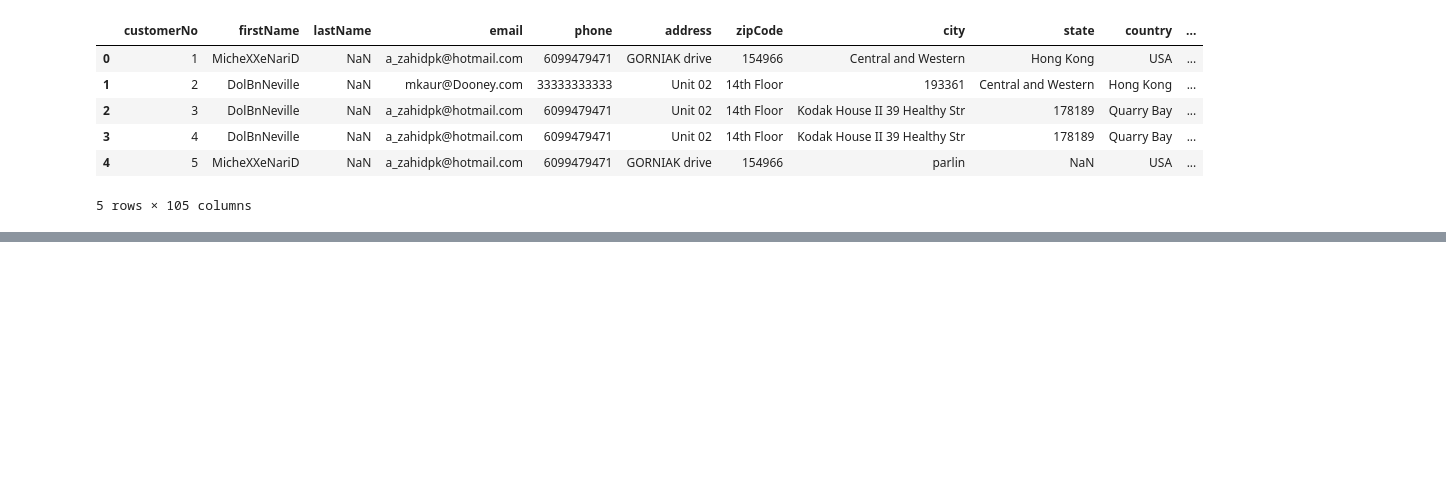
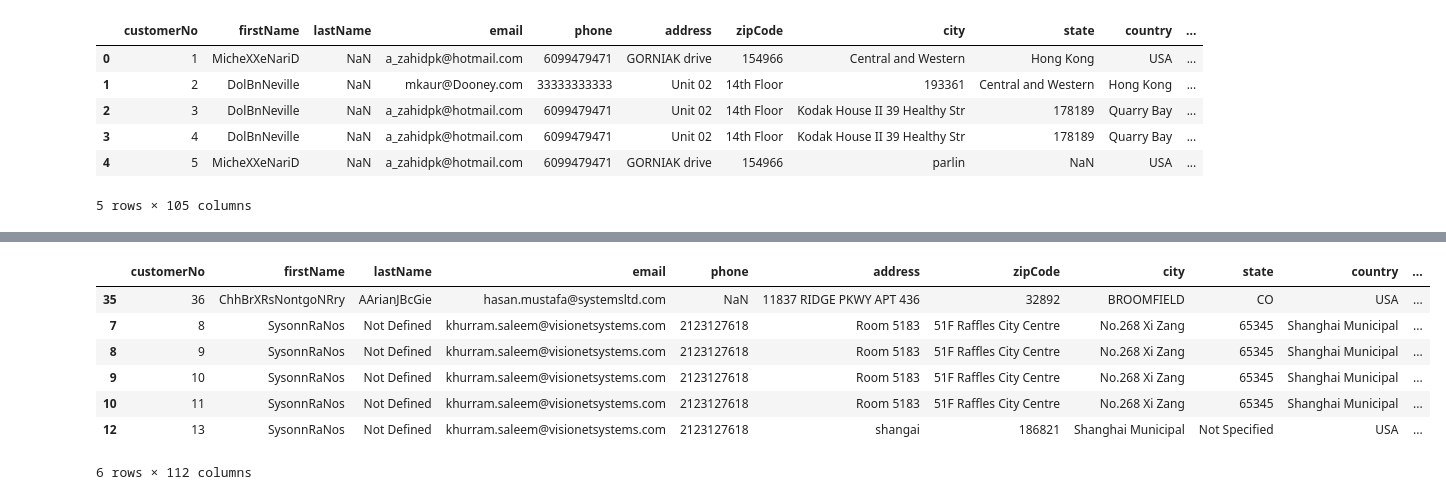
Before and after one commit to talha915/BIG-DATA-Training, a Jupyter notebook: Assignment1/Data Wrangling Using Python.ipynb, the cells around one changed output, grey strips where cells are left out. Saved outputs shown, nothing was run; the diff lists cells and outputs as text; code cells hidden in the pictures; blank space fills up the shorter version.

```diff
--- a/Assignment1/Data Wrangling Using Python.ipynb
+++ b/Assignment1/Data Wrangling Using Python.ipynb
@@ -77,0 +447,22 @@ data.head()
+# %%
+merged_data['email'] = merged_data['email'].replace(np.nan, 'Not Specified')
+# %%
+#Filtered Systemers
+systems = merged_data[merged_data['email'].str.contains('systemsltd')]
+# %%
+#Filtered Visionet Employees
+visionetsystems = merged_data[merged_data['email'].str.contains('visionetsystems')]
+# %%
+#Merging data
+systems_visionet = pd.concat([systems, visionetsystems])
+# %%
+systems_visionet
+# %% [output]
+|  | customerNo | firstName | lastName | email | phone | address | zipCode | city | state | country | ... |
+| 35 | 36 | ChhBrXRsNontgoNRry | AArianJBcGie | hasan.mustafa@systemsltd.com | NaN | 11837 RIDGE PKWY APT 436 | 32892 | BROOMFIELD | CO | USA | ... |
+| 7 | 8 | SysonnRaNos | Not Defined | khurram.saleem@visionetsystems.com | 2123127618 | Room 5183 | 51F Raffles City Centre | No.268 Xi Zang | 65345 | Shanghai Municipal | ... |
+| 8 | 9 | SysonnRaNos | Not Defined | khurram.saleem@visionetsystems.com | 2123127618 | Room 5183 | 51F Raffles City Centre | No.268 Xi Zang | 65345 | Shanghai Municipal | ... |
+| 9 | 10 | SysonnRaNos | Not Defined | khurram.saleem@visionetsystems.com | 2123127618 | Room 5183 | 51F Raffles City Centre | No.268 Xi Zang | 65345 | Shanghai Municipal | ... |
+| 10 | 11 | SysonnRaNos | Not Defined | khurram.saleem@visionetsystems.com | 2123127618 | Room 5183 | 51F Raffles City Centre | No.268 Xi Zang | 65345 | Shanghai Municipal | ... |
+| 12 | 13 | SysonnRaNos | Not Defined | khurram.saleem@visionetsystems.com | 2123127618 | shangai | 186821 | Shanghai Municipal | Not Specified | USA | ... |
+6 rows × 112 columns
```
Also changed, not shown: parts of 72 cells of this notebook.
